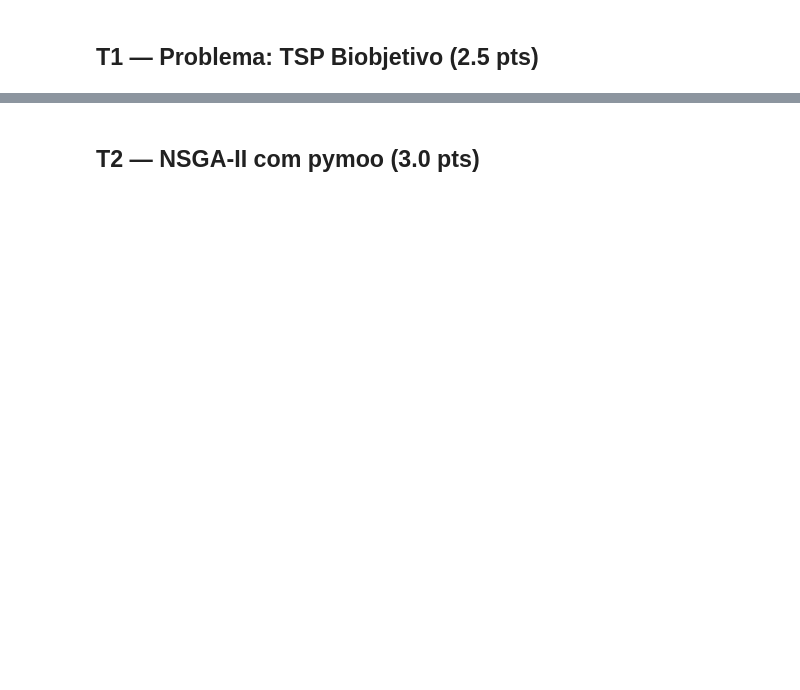
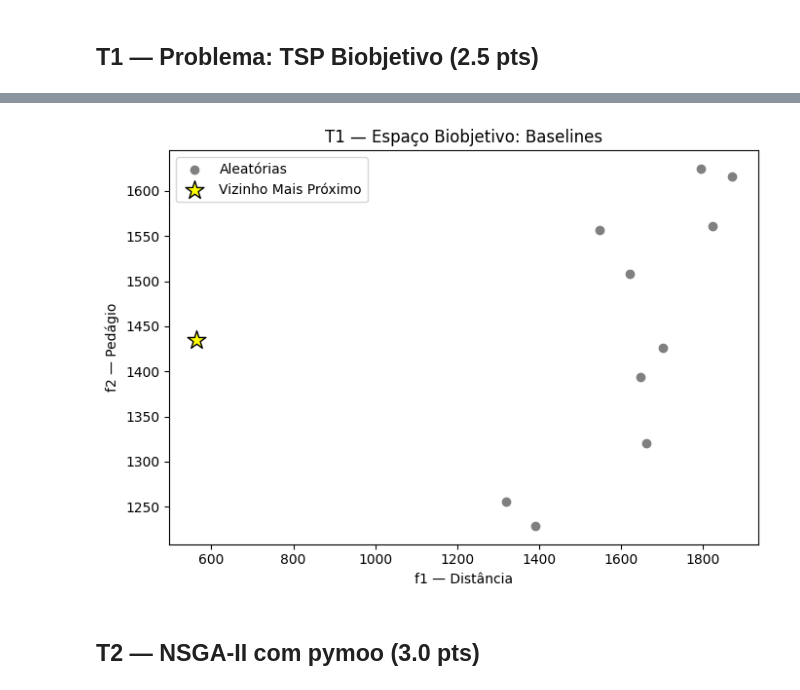
Before and after one commit to phael-exe/heuristicas, a Jupyter notebook: metaheurísticas-populacionais/Sem10_MOO.ipynb, the cells around one changed output, grey strips where cells are left out. Saved outputs shown, nothing was run; the diff lists cells and outputs as text; code cells hidden in the pictures; blank space fills up the shorter version.

```diff
--- a/metaheurísticas-populacionais/Sem10_MOO.ipynb
+++ b/metaheurísticas-populacionais/Sem10_MOO.ipynb
@@ -63,0 +67,3 @@ pass
+# %%
+def f1_distancia(rota):
+    return sum(D1[rota[i], rota[(i + 1) % N]] for i in range(N))
@@ -63,0 +73,3 @@ pass
+# %%
+def f2_pedagio(rota):
+    return sum(D2[rota[i], rota[(i + 1) % N]] for i in range(N))
@@ -63,0 +79,11 @@ pass
+# %%
+def vizinho_mais_proximo(start=0):
+    visitados = [False] * N
+    rota = [start]
+    visitados[start] = True
+    for _ in range(N - 1):
+        atual = rota[-1]
+        prox = min((j for j in range(N) if not visitados[j]), key=lambda j: D1[atual, j])
+        rota.append(prox)
+        visitados[prox] = True
+    return rota
@@ -74,0 +101,4 @@ pass
+# %%
+np.random.seed(0)
+rotas_rand = [list(np.random.permutation(N)) for _ in range(10)]
+F_rand = np.array([[f1_distancia(r), f2_pedagio(r)] for r in rotas_rand])
@@ -75,2 +108,18 @@ pass
+# %%
+nn_rota = vizinho_mais_proximo(0)
+nn_f1, nn_f2 = f1_distancia(nn_rota), f2_pedagio(nn_rota)
+
+plt.figure(figsize=(7, 5))
+plt.scatter(F_rand[:, 0], F_rand[:, 1], c="gray", label="Aleatórias")
+plt.scatter(nn_f1, nn_f2, c="yellow", marker="*", s=200, edgecolors="black", label="Vizinho Mais Próximo")
+plt.xlabel("f1 — Distância")
+plt.ylabel("f2 — Pedágio")
+plt.title("T1 — Espaço Biobjetivo: Baselines")
+plt.legend()
+plt.tight_layout()
+plt.savefig("t1_baselines.png", dpi=150)
+plt.show()
+# %% [output]
+[figure, added]
 # %% [markdown]
 ## T2 — NSGA-II com pymoo (3.0 pts)
```
Also changed, not shown: parts of 50 cells of this notebook, 1 other file.
